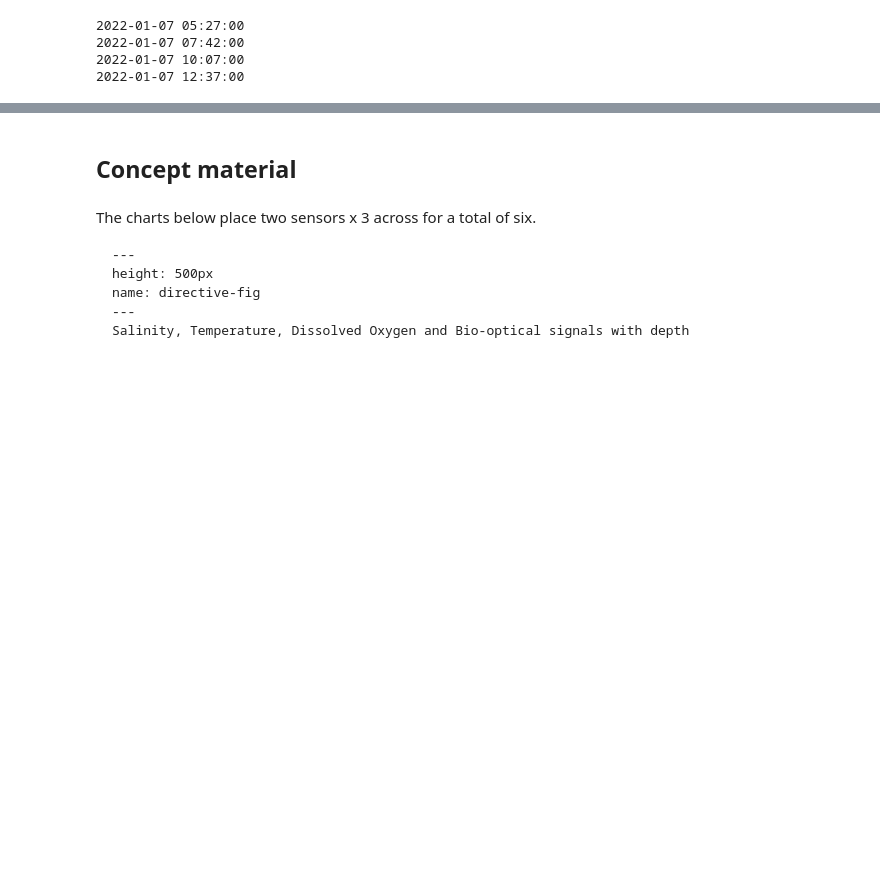
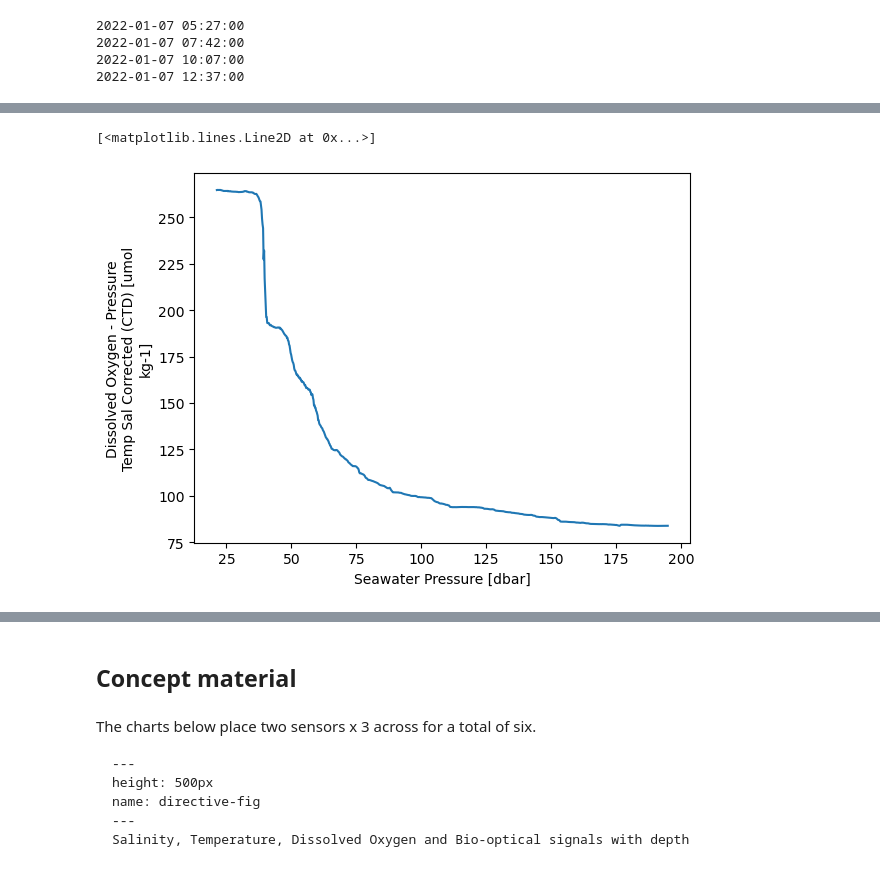
Before and after one commit to geo-smart/oceanography, a Jupyter notebook: book/chapters/epipelargosy.ipynb, the cells around one changed output, grey strips where cells are left out. Cells and saved outputs as stored; diff of their text form; code cells hidden in the pictures; blank space fills up the shorter version.

```diff
--- a/book/chapters/epipelargosy.ipynb
+++ b/book/chapters/epipelargosy.ipynb
@@ -447,0 +544,26 @@ for i in range(4): print(profiles['a0t'][59+i]-ZuluToLocal)
+# %%
+a = d['do'][0]          # two DataArrays
+b = d['do'][1]
+
+ta0, ta1 = profiles["a0t"][59], profiles["a1t"][59]               # profile (ascent) bounding times, UTC
+a, b = a.sel(time=slice(ta0,  ta1)), b.sel(time=slice(ta0, ta1))  # profile data
+c = xr.combine_by_coords([a, b])
+c = c.swap_dims({'time':'depth'})
+c = c.drop_vars('time')
+c = c.sortby('depth')
+
+# .resample() only operates on a time dimension
+# Please document this is why cmean = c.resample( --not time-- ) fails
+depth_bounds = np.linspace(0., 200, 1001)             # 1001 bounds: 0., .20, ..., 200.
+depth_centers = np.linspace(0.10, 199.9, 1000)
+
+depth_bounds[0:3], depth_centers[0:3]
+
+cmean = c.groupby_bins('depth', depth_bounds, labels=depth_centers).mean()
+cstd  = c.groupby_bins('depth', depth_bounds, labels=depth_centers).std()
+# %%
+cmean = cmean.rename({'do':'do_mean'})
+cstd  = cstd.rename({'do':'do_std'})
+# %%
+c = xr.combine_by_coords([cmean, cstd])
+c
@@ -447,0 +580,5 @@ for i in range(4): print(profiles['a0t'][59+i]-ZuluToLocal)
+# %%
+c.do_mean.plot()
+# %% [output]
+[<matplotlib.lines.Line2D at 0x...>]
+[figure, added]
```
Also changed, not shown: parts of 12 cells of this notebook, 4 other files.
